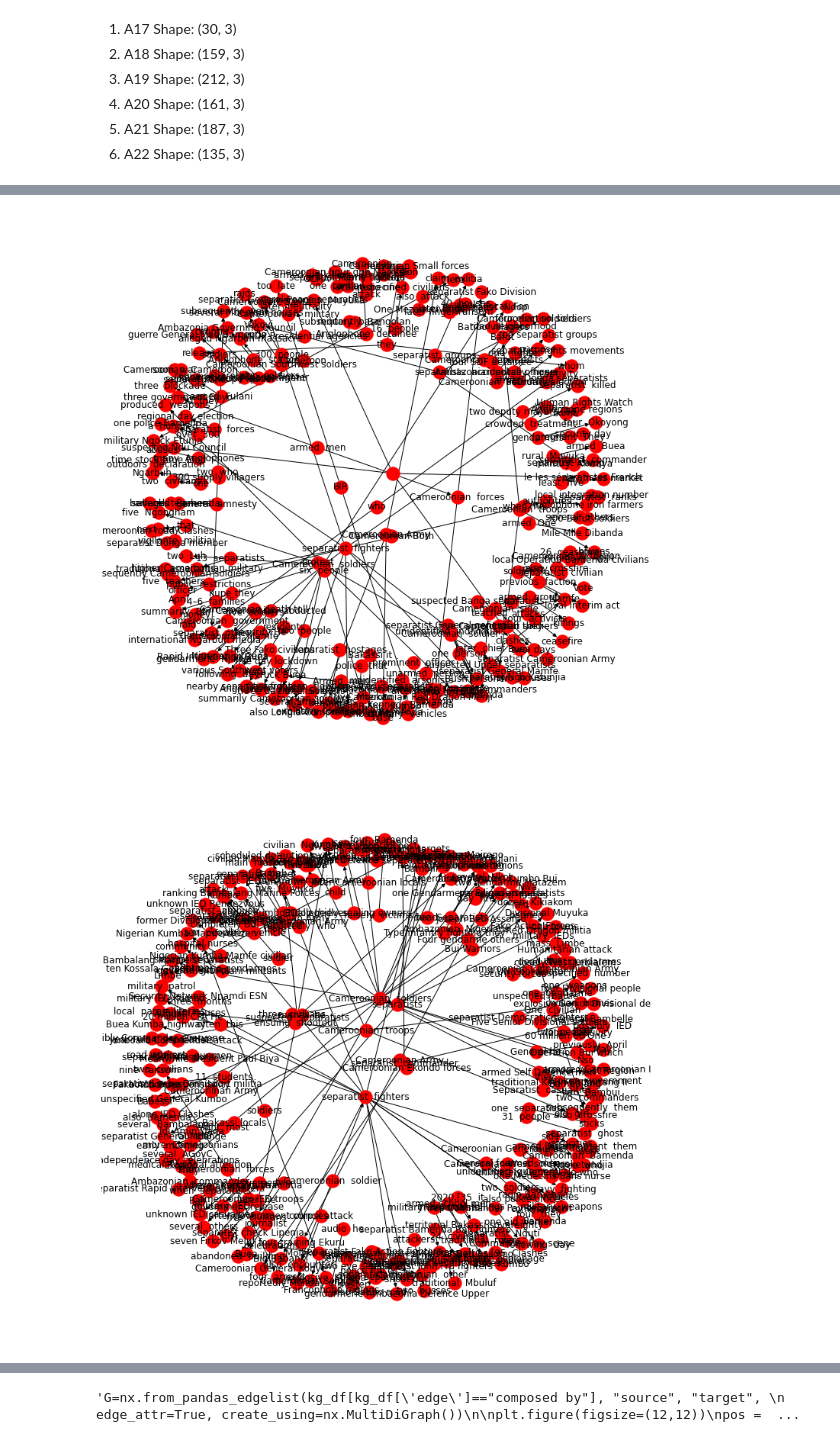
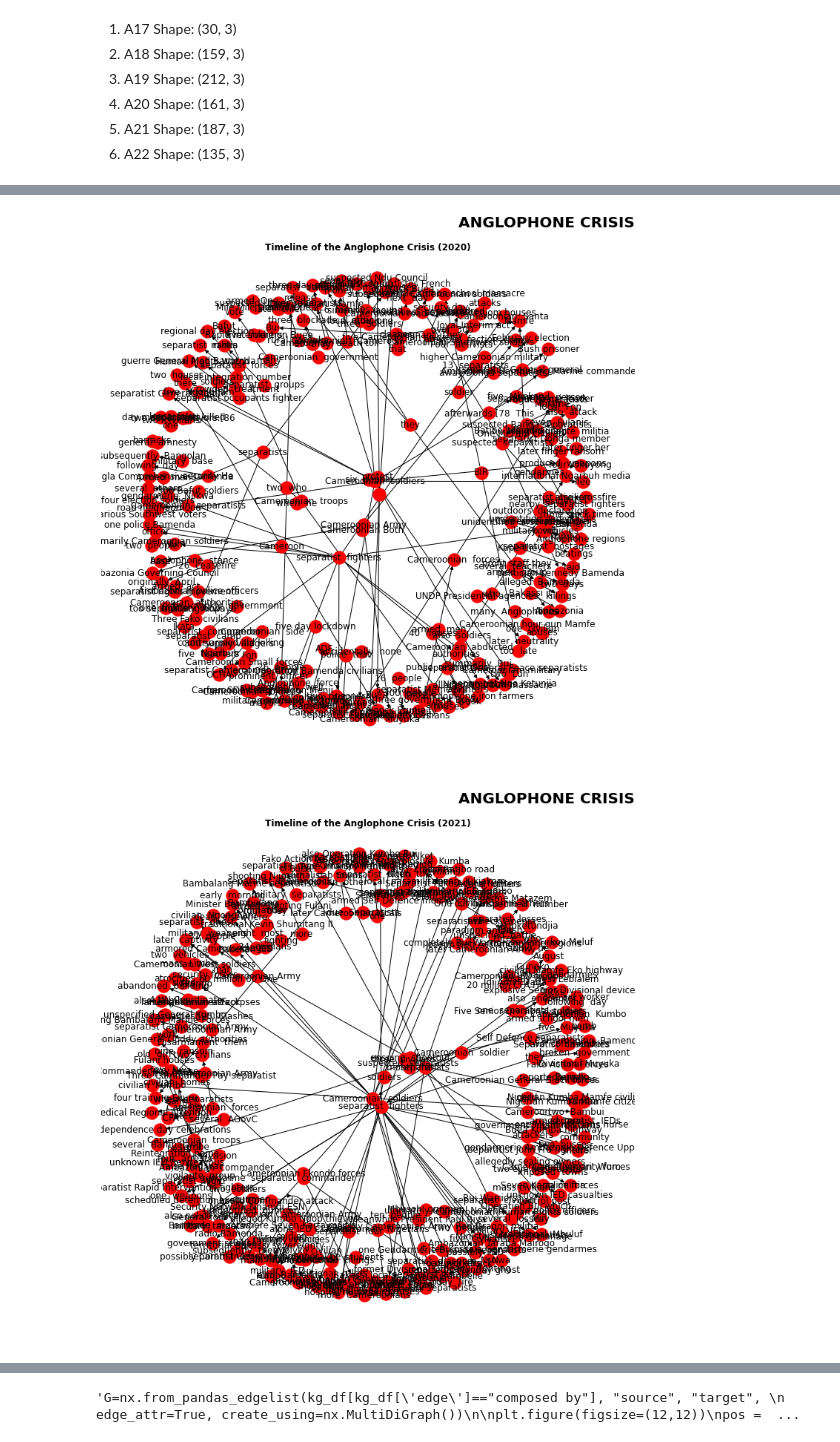
Before and after one commit to Utpal-Mishra/Omdena-Cameroon-Chapter-2022, a Jupyter notebook: OmdenaCameroonChapter2022.ipynb, the cells around one changed output, grey strips where cells are left out. Drawn from its saved outputs; the diff is of its cells as text; code cells hidden in the pictures.

```diff
--- a/OmdenaCameroonChapter2022.ipynb
+++ b/OmdenaCameroonChapter2022.ipynb
@@ -1131,21 +1144,25 @@ G = nx.from_pandas_edgelist(kg_df[401:562], "source", "target",
 plt.figure(figsize=(10, 10))
 pos = nx.spring_layout(G)
 nx.draw(G, with_labels=True, node_color='red', edge_cmap=plt.cm.Blues, pos = pos)
+plt.title("ANGLOPHONE CRISIS", fontsize=20, loc='right', fontweight='bold')
+plt.suptitle('Timeline of the Anglophone Crisis (2020)', fontweight='bold')
 plt.show()
 # %% [output]
-[figure, old version]
+[figure, new version]
 # %%
 # create a directed-graph from a dataframe
 G = nx.from_pandas_edgelist(kg_df[562:749], "source", "target",
                           edge_attr=True, create_using=nx.MultiDiGraph())
 
 
 plt.figure(figsize=(10, 10))
 pos = nx.spring_layout(G)
 nx.draw(G, with_labels=True, node_color='red', edge_cmap=plt.cm.Blues, pos = pos)
+plt.title("ANGLOPHONE CRISIS", fontsize=20, loc='right', fontweight='bold')
+plt.suptitle('Timeline of the Anglophone Crisis (2021)', fontweight='bold')
 plt.show()
 # %% [output]
-[figure, old version]
+[figure, new version]
 # %%
 # create a directed-graph from a dataframe
 G = nx.from_pandas_edgelist(kg_df[749:], "source", "target",
```
Also changed, not shown: parts of 9 cells of this notebook.
